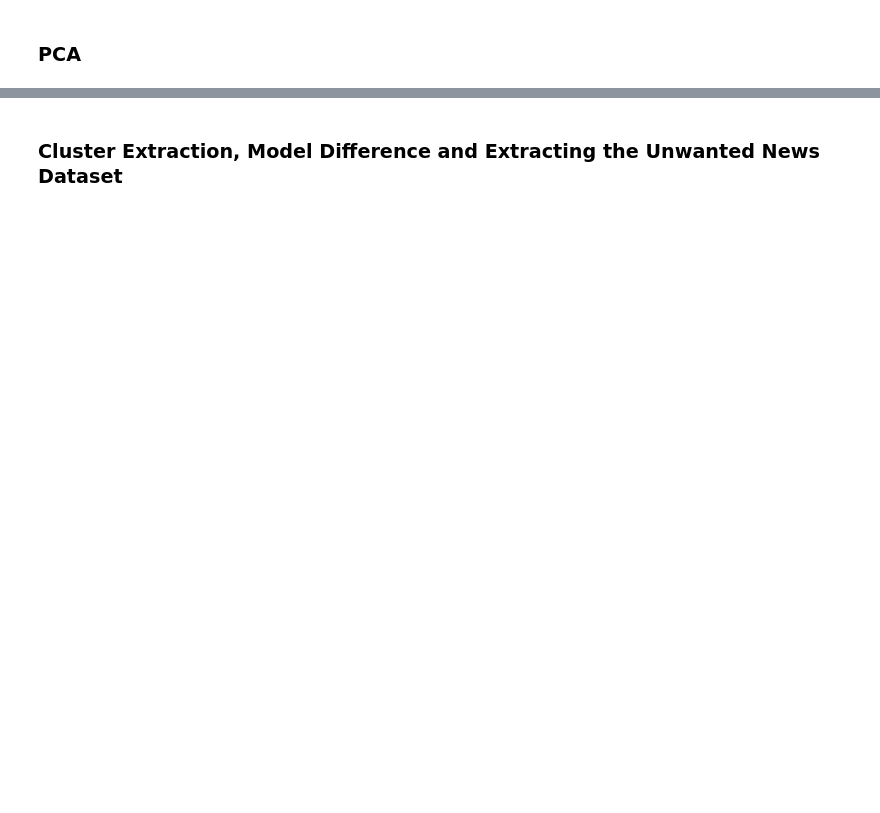
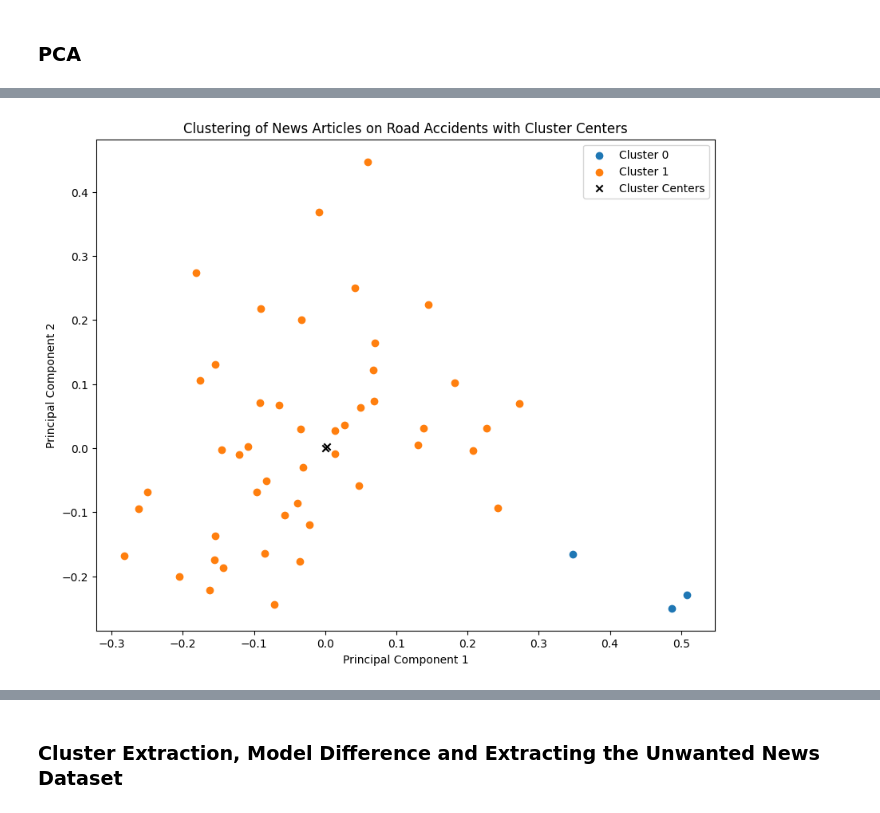
Before and after one commit to aakarshsurendra/road_nlp, a Jupyter notebook: 02_clustering/clustering.ipynb, the cells around one changed output, grey strips where cells are left out. Cells and saved outputs as stored; diff of their text form; code cells hidden in the pictures; blank space fills up the shorter version.

```diff
--- a/02_clustering/clustering.ipynb
+++ b/02_clustering/clustering.ipynb
@@ -156,17 +203,19 @@ Initialization complete
 # %%
 # Get cluster centers from K-means model
 cluster_centers = kmeans.cluster_centers_
 
 # Visualize clusters with cluster centers
 plt.figure(figsize=(10, 8))
 for cluster_label in range(num_clusters):
-    plt.scatter(tfidf_matrix_2d[cluster_labels == cluster_label, 0],
-                tfidf_matrix_2d[cluster_labels == cluster_label, 1],
+    plt.scatter(pca_dataframe.loc[cluster_labels == cluster_label, 'PCA1'],
+                pca_dataframe.loc[cluster_labels == cluster_label, 'PCA2'],
                 label=f'Cluster {cluster_label}')
 plt.scatter(cluster_centers[:, 0], cluster_centers[:, 1],
             marker='x', color='black', label='Cluster Centers')
 plt.title('Clustering of News Articles on Road Accidents with Cluster Centers')
 plt.xlabel('Principal Component 1')
 plt.ylabel('Principal Component 2')
 plt.legend()
 plt.show()
+# %% [output]
+[figure, added]
```
Also changed, not shown: parts of 40 cells of this notebook, 24 other files.
